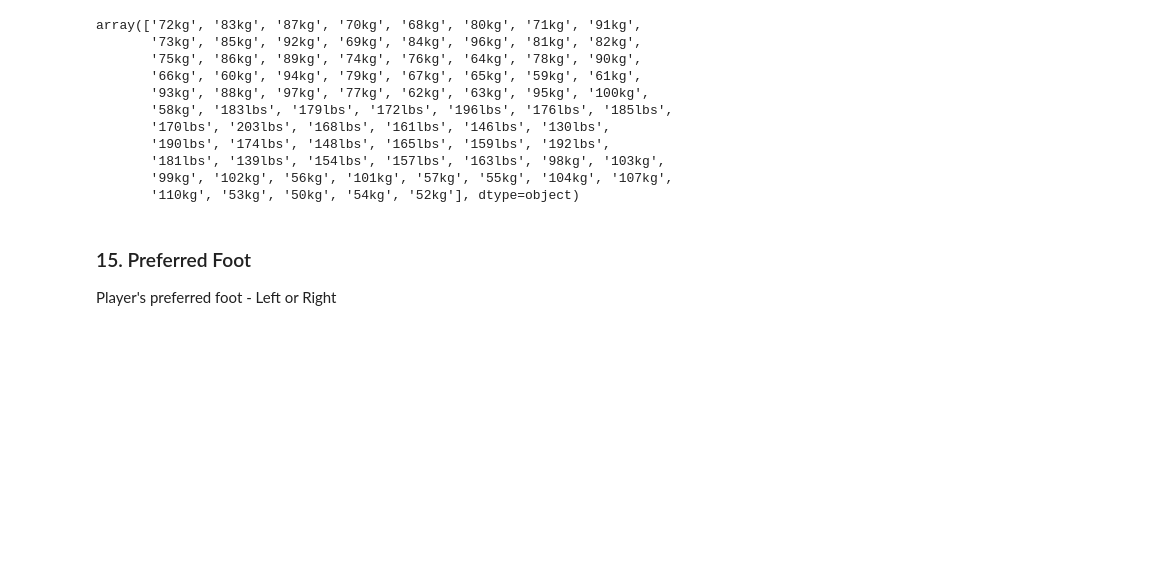
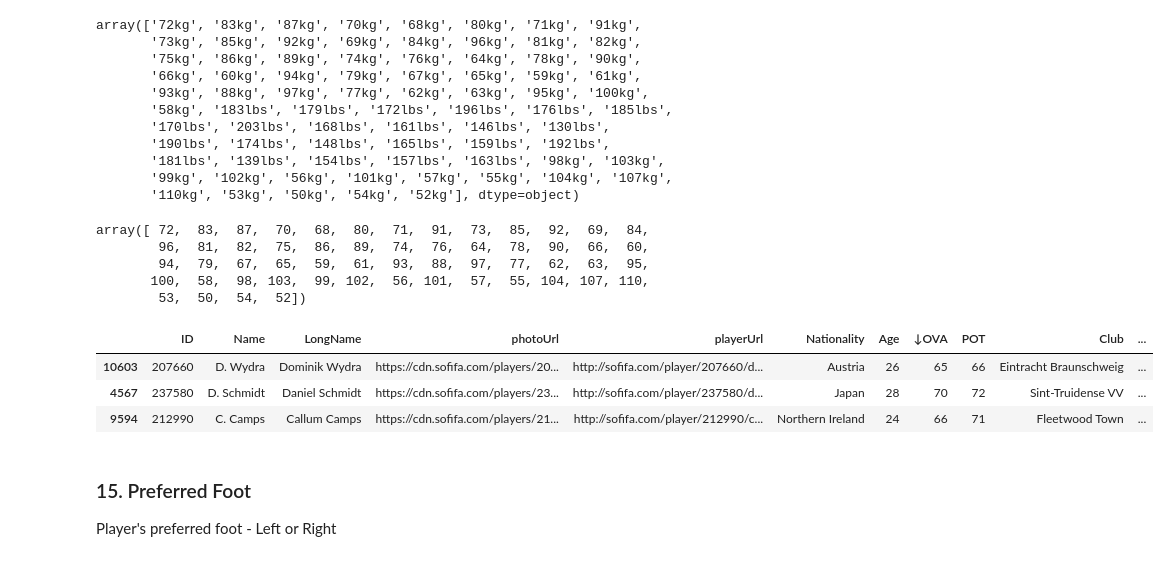
Before and after one commit to Abhishek191191/FIFA-data-cleaning, a Jupyter notebook: FIFA21 Data Cleaning Code.ipynb, the cells around one changed output. Saved outputs shown, nothing was run; the diff lists cells and outputs as text; code cells hidden in the pictures; blank space fills up the shorter version.

```diff
--- a/FIFA21 Data Cleaning Code.ipynb
+++ b/FIFA21 Data Cleaning Code.ipynb
@@ -326,6 +326,32 @@ array(['72kg', '83kg', '87kg', '70kg', '68kg', '80kg', '71kg', '91kg',
        '181lbs', '139lbs', '154lbs', '157lbs', '163lbs', '98kg', '103kg',
        '99kg', '102kg', '56kg', '101kg', '57kg', '55kg', '104kg', '107kg',
        '110kg', '53kg', '50kg', '54kg', '52kg'], dtype=object)
+# %%
+def convert_weight(weight):
+    if 'kg' in weight:
+        return int(weight.strip("kg"))
+    else:
+        lbs = int(weight.strip("lbs"))
+        return round(lbs*0.453592)
+
+#apply function to weight column
+fifa['Weight'] = fifa['Weight'].apply(convert_weight)
+fifa['Weight'].unique()
+#all weights are in kg now
+# %% [output]
+array([ 72,  83,  87,  70,  68,  80,  71,  91,  73,  85,  92,  69,  84,
+        96,  81,  82,  75,  86,  89,  74,  76,  64,  78,  90,  66,  60,
+        94,  79,  67,  65,  59,  61,  93,  88,  97,  77,  62,  63,  95,
+       100,  58,  98, 103,  99, 102,  56, 101,  57,  55, 104, 107, 110,
+        53,  50,  54,  52])
+# %%
+fifa = fifa.rename(columns={'Weight':'Weight(kg)'})
+fifa.sample(3)
+# %% [output]
+|  | ID | Name | LongName | photoUrl | playerUrl | Nationality | Age | ↓OVA | POT | Club | ... |
+| 10603 | 207660 | D. Wydra | Dominik Wydra | https://cdn.sofifa.com/players/20... | http://sofifa.com/player/207660/d... | Austria | 26 | 65 | 66 | Eintracht Braunschweig | ... |
+| 4567 | 237580 | D. Schmidt | Daniel Schmidt | https://cdn.sofifa.com/players/23... | http://sofifa.com/player/237580/d... | Japan | 28 | 70 | 72 | Sint-Truidense VV | ... |
+| 9594 | 212990 | C. Camps | Callum Camps | https://cdn.sofifa.com/players/21... | http://sofifa.com/player/212990/c... | Northern Ireland | 24 | 66 | 71 | Fleetwood Town | ... |
 # %% [markdown]
 ### 15. Preferred Foot
 
```
Also changed, not shown: parts of 7 cells of this notebook.
